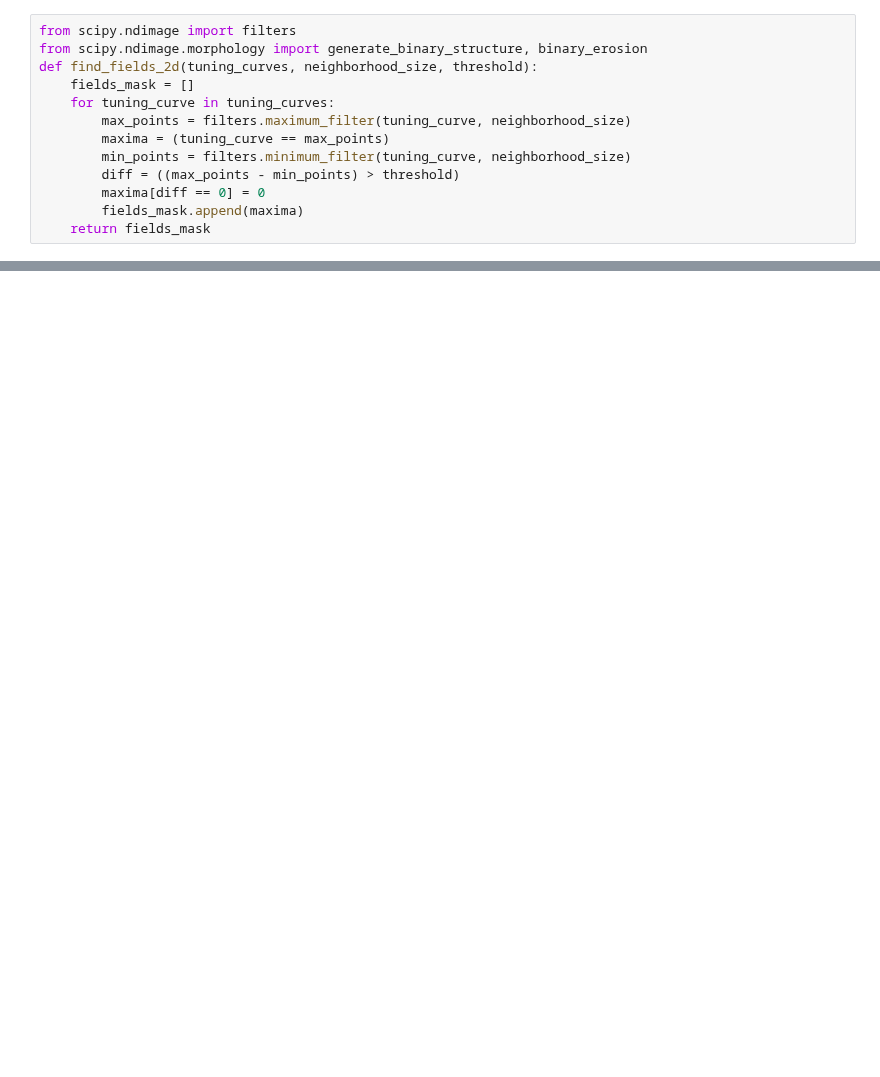
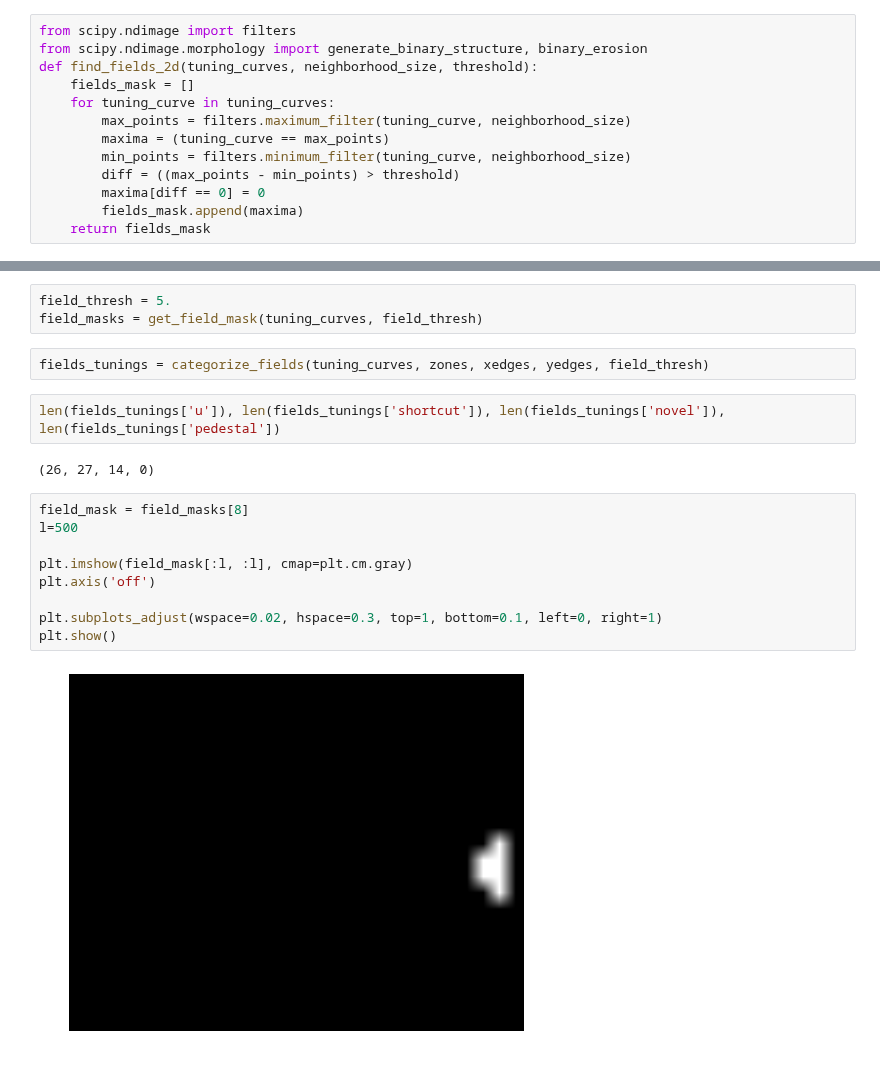
Before and after one commit to vandermeerlab/emi_shortcut, a Jupyter notebook: co_occur.ipynb, the cells around one changed output, grey strips where cells are left out. Drawn from its saved outputs; the diff is of its cells as text; blank space fills up the shorter version.

Commit message:
Field detection for co-occurrence. WIP.

```diff
--- a/co_occur.ipynb
+++ b/co_occur.ipynb
@@ -223,0 +223,20 @@ fields_mask[9]
+# %%
+field_thresh = 5.
+field_masks = get_field_mask(tuning_curves, field_thresh)
+# %%
+fields_tunings = categorize_fields(tuning_curves, zones, xedges, yedges, field_thresh)
+# %%
+len(fields_tunings['u']), len(fields_tunings['shortcut']), len(fields_tunings['novel']), len(fields_tunings['pedestal'])
+# %% [output]
+(26, 27, 14, 0)
+# %%
+field_mask = field_masks[8]
+l=500
+
+plt.imshow(field_mask[:l, :l], cmap=plt.cm.gray)
+plt.axis('off')
+
+plt.subplots_adjust(wspace=0.02, hspace=0.3, top=1, bottom=0.1, left=0, right=1)
+plt.show()
+# %% [output]
+[figure, added]
```
Also changed, not shown: parts of 13 cells of this notebook, 3 other files.
